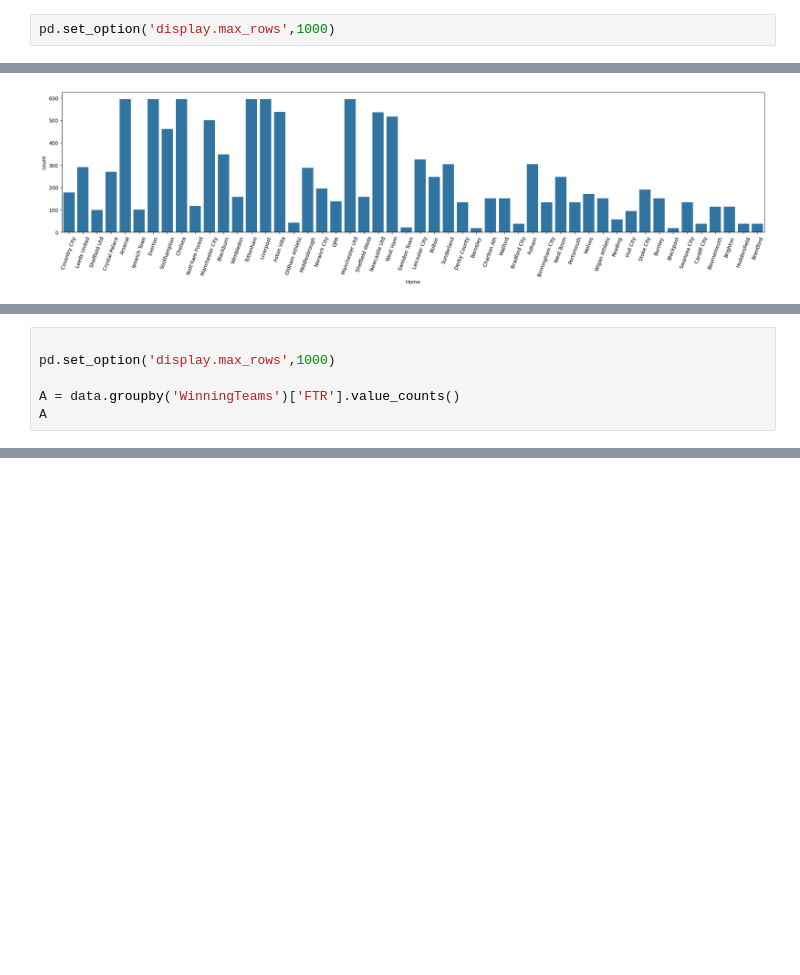
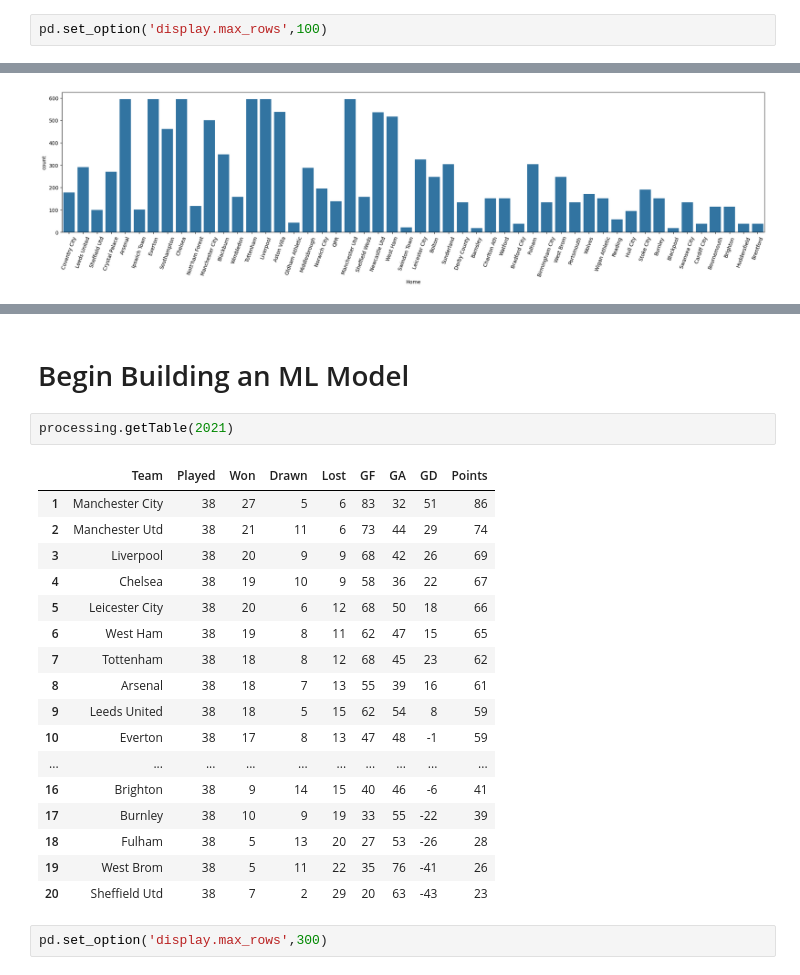
Before and after one commit to ssowrira/epl-data-analysis, a Jupyter notebook: epl.ipynb, the cells around one changed output, grey strips where cells are left out. Saved outputs shown, nothing was run; the diff lists cells and outputs as text; blank space fills up the shorter version.

```diff
--- a/epl.ipynb
+++ b/epl.ipynb
@@ -64,7 +62,7 @@ plt.show()
 # %% [output]
 [figure]
 # %%
-pd.set_option('display.max_rows',1000)
+pd.set_option('display.max_rows',100)
 # %%
 a = data.groupby('Home')['FTR'].value_counts()
 a.head(500)
@@ -148,6 +89,0 @@ Name: count, dtype: int64
-# %%
-
-pd.set_option('display.max_rows',1000)
-
-A = data.groupby('WinningTeams')['FTR'].value_counts()
-A
@@ -180,0 +378,24 @@ data.head(5)
+# %% [markdown]
+# Begin Building an ML Model
+# %%
+processing.getTable(2021)
+# %% [output]
+|  | Team | Played | Won | Drawn | Lost | GF | GA | GD | Points |
+| 1 | Manchester City | 38 | 27 | 5 | 6 | 83 | 32 | 51 | 86 |
+| 2 | Manchester Utd | 38 | 21 | 11 | 6 | 73 | 44 | 29 | 74 |
+| 3 | Liverpool | 38 | 20 | 9 | 9 | 68 | 42 | 26 | 69 |
+| 4 | Chelsea | 38 | 19 | 10 | 9 | 58 | 36 | 22 | 67 |
+| 5 | Leicester City | 38 | 20 | 6 | 12 | 68 | 50 | 18 | 66 |
+| 6 | West Ham | 38 | 19 | 8 | 11 | 62 | 47 | 15 | 65 |
+| 7 | Tottenham | 38 | 18 | 8 | 12 | 68 | 45 | 23 | 62 |
+| 8 | Arsenal | 38 | 18 | 7 | 13 | 55 | 39 | 16 | 61 |
+| 9 | Leeds United | 38 | 18 | 5 | 15 | 62 | 54 | 8 | 59 |
+| 10 | Everton | 38 | 17 | 8 | 13 | 47 | 48 | -1 | 59 |
+| ... | ... | ... | ... | ... | ... | ... | ... | ... | ... |
+| 16 | Brighton | 38 | 9 | 14 | 15 | 40 | 46 | -6 | 41 |
+| 17 | Burnley | 38 | 10 | 9 | 19 | 33 | 55 | -22 | 39 |
+| 18 | Fulham | 38 | 5 | 13 | 20 | 27 | 53 | -26 | 28 |
+| 19 | West Brom | 38 | 5 | 11 | 22 | 35 | 76 | -41 | 26 |
+| 20 | Sheffield Utd | 38 | 7 | 2 | 29 | 20 | 63 | -43 | 23 |
+# %%
+pd.set_option('display.max_rows',300)
```
Also changed, not shown: parts of 45 cells of this notebook.
